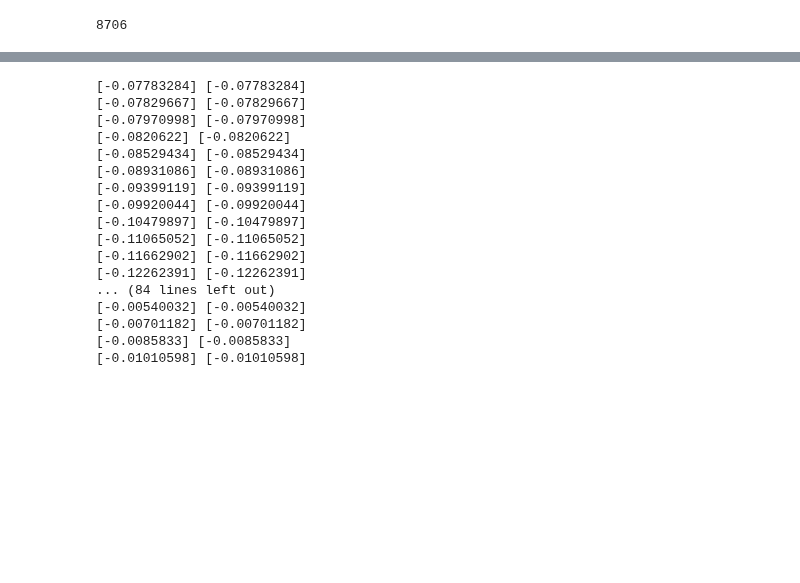
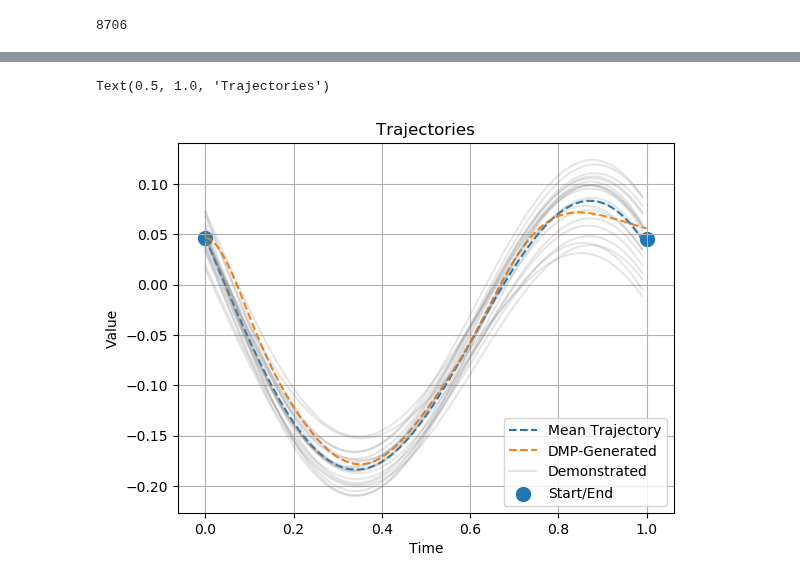
Before and after one commit to yildirimyigit/pemp, a Jupyter notebook: force_learning/force_learning_cnmp.ipynb, the cells around one changed output, grey strips where cells are left out. Cells and saved outputs as stored; diff of their text form; code cells hidden in the pictures; blank space fills up the shorter version.

```diff
--- a/force_learning/force_learning_cnmp.ipynb
+++ b/force_learning/force_learning_cnmp.ipynb
@@ -76,22 +75,25 @@ t_steps = num_steps
 
 n_max, m_max = 10, 10
 # %%
+from copy import deepcopy
+
+
 dt = 1/num_steps
-dz = dx  # Right?
+dz = dx
 
-d = DMP(n_dims=num_dims, n_weights_per_dim=6, dt=dt)
-d.imitate(x, Y[0])
+d_ = DMP(n_dims=num_dims, n_weights_per_dim=6, dt=dt)
 
 forcing_terms = np.zeros_like(Y)
-phases = np.zeros((num_trajs, num_steps, dz))
+phases = np.zeros_like(Y)
 
 for i in range(num_trajs):
+    d = deepcopy(d_)
     d.imitate(x, Y[i])
+
     for j, t in enumerate(np.arange(0, 1, dt)):
         z = d.forcing_term.phase(t)  # Calculate the phase
         phases[i, j] = z
         forcing_terms[i, j] = d.forcing_term.forcing_term(z).squeeze()
-    d.reset()
 
 y_train, y_test = torch.from_numpy(forcing_terms[:num_demos]), torch.from_numpy(forcing_terms[num_demos:])
 x_train, x_test = torch.from_numpy(phases[:num_demos]), torch.from_numpy(phases[num_demos:])
@@ -374,21 +282,25 @@ Yigit
-# %%
-for i in range(100):
-    print(traj1[i], traj1_[i])
-# %% [output]
-[-0.07783284] [-0.07783284]
-[-0.07829667] [-0.07829667]
-[-0.07970998] [-0.07970998]
-[-0.0820622] [-0.0820622]
-[-0.08529434] [-0.08529434]
-[-0.08931086] [-0.08931086]
-[-0.09399119] [-0.09399119]
-[-0.09920044] [-0.09920044]
-[-0.10479897] [-0.10479897]
-[-0.11065052] [-0.11065052]
-[-0.11662902] [-0.11662902]
-[-0.12262391] [-0.12262391]
-... (84 lines left out)
-[-0.00540032] [-0.00540032]
-[-0.00701182] [-0.00701182]
-[-0.0085833] [-0.0085833]
-[-0.01010598] [-0.01010598]
+# %%
+d = deepcopy(d_)
+mean_Y = np.mean(Y, axis=0)
+d.imitate(x, mean_Y)
+sy, ey = mean_Y[0], mean_Y[-1]
+d.configure(start_y=sy, goal_y=ey)
+
+p = plt.plot(x, mean_Y, label='Mean Trajectory', linestyle='--')
+plt.scatter([0, 1], [sy, ey], color=p[0].get_color(), s=100, label='Start/End')
+
+t, traj1 = d.open_loop()
+p = plt.plot(t, traj1.squeeze(), label='DMP-Generated', linestyle='--')
+
+for traj in range(nrTraj):
+    label = 'Demonstrated' if traj==0 else ''
+    plt.plot(x, Y[traj], 'gray', label=label, alpha=0.2)
+
+plt.xlabel('Time')
+plt.ylabel('Value')
+plt.legend()
+plt.grid()
+plt.title('Trajectories')
+# %% [output]
+Text(0.5, 1.0, 'Trajectories')
+[figure, added]
```
Also changed, not shown: parts of 5 cells of this notebook.
